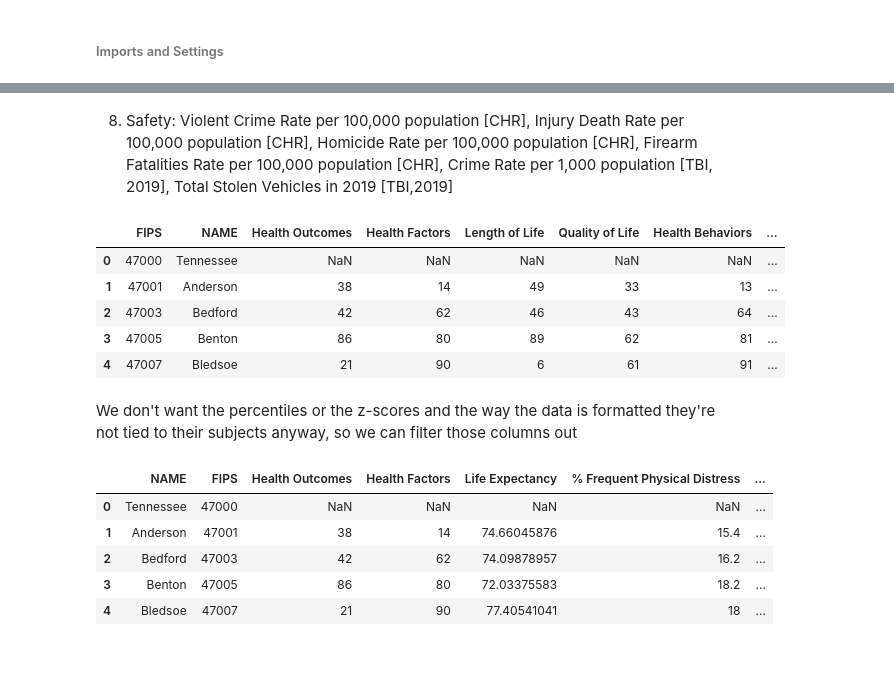
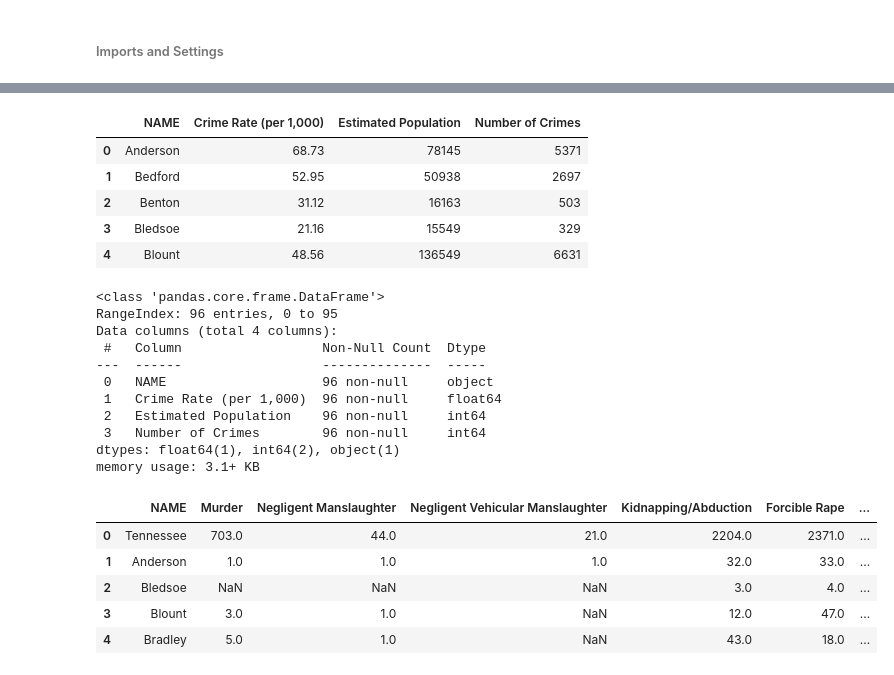
Before and after one commit to Greater-Nashville-Regional-Council/GNRC-Data-Integration, a Jupyter notebook: Notebooks/2. Data Download Formatting/Tennessee Bureau of Investigation.ipynb, the cells around one changed output, grey strips where cells are left out. Cells and saved outputs as stored; diff of their text form; code cells hidden in the pictures.

```diff
--- a/Notebooks/2. Data Download Formatting/Tennessee Bureau of Investigation.ipynb
+++ b/Notebooks/2. Data Download Formatting/Tennessee Bureau of Investigation.ipynb
@@ -21,16 +20,24 @@ Save these csvs as they come in the Data Downloads folder of Parent Data Gatheri
-# %% [markdown]
-8. Safety: Violent Crime Rate per 100,000 population [CHR], Injury Death Rate per 100,000 population [CHR], Homicide Rate per 100,000 population [CHR], Firearm Fatalities Rate per 100,000 population [CHR], Crime Rate per 1,000 population [TBI, 2019], Total Stolen Vehicles in 2019 [TBI,2019]
 # %%
-data = pd.read_csv('../../Data Downloads/countyhealthrankings_2022.csv', dtype = str)
+data = pd.read_csv('../../Data Downloads/TBRCrimeRatesbyJurisdiction_IncidentDate2021.csv')
+data.head()
+# %% [output]
+|  | NAME | Crime Rate (per 1,000) | Estimated Population | Number of Crimes |
+| 0 | Anderson | 68.73 | 78145 | 5371 |
+| 1 | Bedford | 52.95 | 50938 | 2697 |
+| 2 | Benton | 31.12 | 16163 | 503 |
+| 3 | Bledsoe | 21.16 | 15549 | 329 |
+| 4 | Blount | 48.56 | 136549 | 6631 |
 # %%
-data['FIPS'] = data['FIPS'].astype(str)
-data.head()
+data.info()
 # %% [output]
-|  | FIPS | NAME | Health Outcomes | Health Factors | Length of Life | Quality of Life | Health Behaviors | ... |
-| 0 | 47000 | Tennessee | NaN | NaN | NaN | NaN | NaN | ... |
-| 1 | 47001 | Anderson | 38 | 14 | 49 | 33 | 13 | ... |
-| 2 | 47003 | Bedford | 42 | 62 | 46 | 43 | 64 | ... |
-| 3 | 47005 | Benton | 86 | 80 | 89 | 62 | 81 | ... |
-| 4 | 47007 | Bledsoe | 21 | 90 | 6 | 61 | 91 | ... |
+<class 'pandas.core.frame.DataFrame'>
+RangeIndex: 96 entries, 0 to 95
+Data columns (total 4 columns):
+ #   Column                  Non-Null Count  Dtype
+---  ------                  --------------  -----
+ 0   NAME                    96 non-null     object
+ 1   Crime Rate (per 1,000)  96 non-null     float64
+ 2   Estimated Population    96 non-null     int64
+ 3   Number of Crimes        96 non-null     int64
+dtypes: float64(1), int64(2), object(1)
+memory usage: 3.1+ KB
-# %% [markdown]
-We don't want the percentiles or the z-scores and the way the data is formatted they're not tied to their subjects anyway, so we can filter those columns out
@@ -44,9 +43,0 @@ data = data[cols]
-# %%
-data.head()
-# %% [output]
-|  | NAME | FIPS | Health Outcomes | Health Factors | Life Expectancy | % Frequent Physical Distress | ... |
-| 0 | Tennessee | 47000 | NaN | NaN | NaN | NaN | ... |
-| 1 | Anderson | 47001 | 38 | 14 | 74.66045876 | 15.4 | ... |
-| 2 | Bedford | 47003 | 42 | 62 | 74.09878957 | 16.2 | ... |
-| 3 | Benton | 47005 | 86 | 80 | 72.03375583 | 18.2 | ... |
-| 4 | Bledsoe | 47007 | 21 | 90 | 77.40541041 | 18 | ... |
@@ -54,0 +48,10 @@ data.to_csv('../../Outputs/CHR_2022.csv', index = False)
+# %%
+data = pd.read_csv('../../Data Downloads/TBRCrimeTypebyJurisdiction_IncidentDate2021.csv')
+data.head()
+# %% [output]
+|  | NAME | Murder | Negligent Manslaughter | Negligent Vehicular Manslaughter | Kidnapping/Abduction | Forcible Rape | ... |
+| 0 | Tennessee | 703.0 | 44.0 | 21.0 | 2204.0 | 2371.0 | ... |
+| 1 | Anderson | 1.0 | 1.0 | 1.0 | 32.0 | 33.0 | ... |
+| 2 | Bledsoe | NaN | NaN | NaN | 3.0 | 4.0 | ... |
+| 3 | Blount | 3.0 | 1.0 | NaN | 12.0 | 47.0 | ... |
+| 4 | Bradley | 5.0 | 1.0 | NaN | 43.0 | 18.0 | ... |
```
Also changed, not shown: parts of 12 cells of this notebook, 2 other files.
